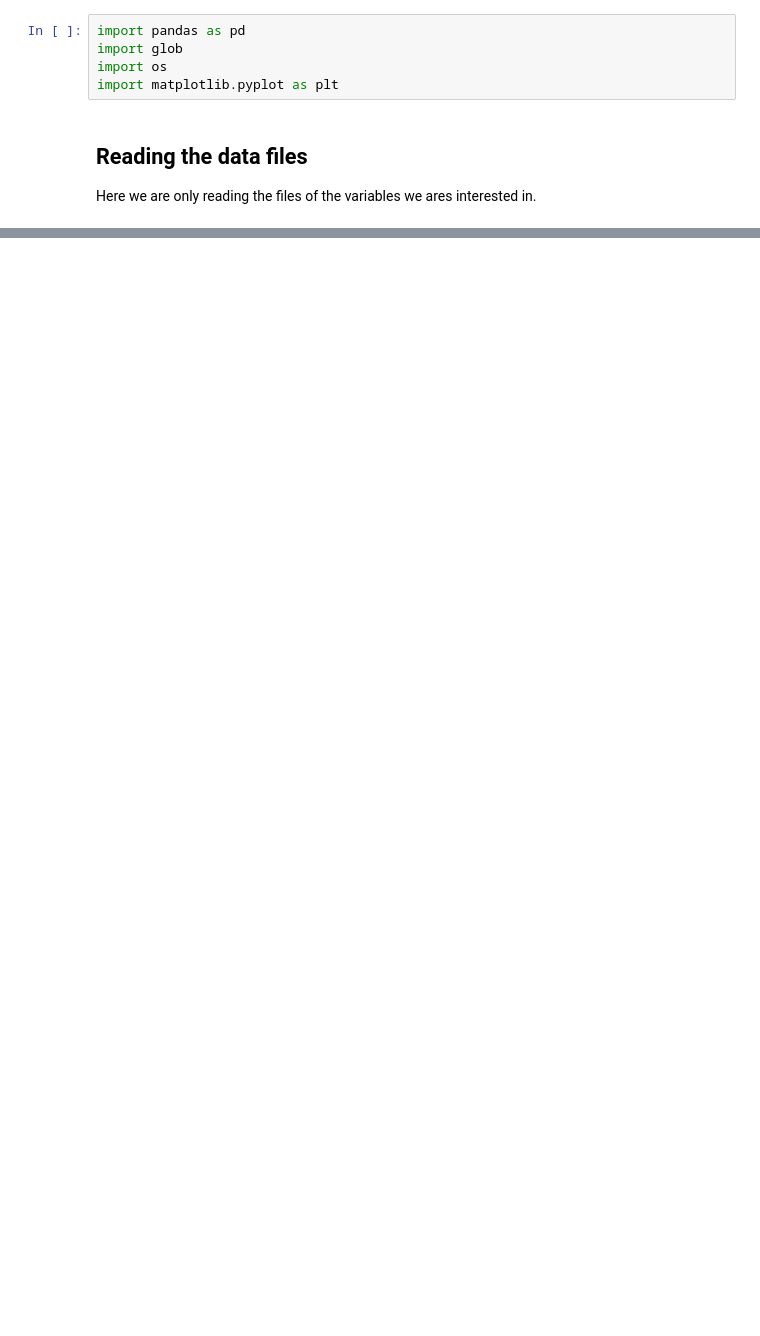
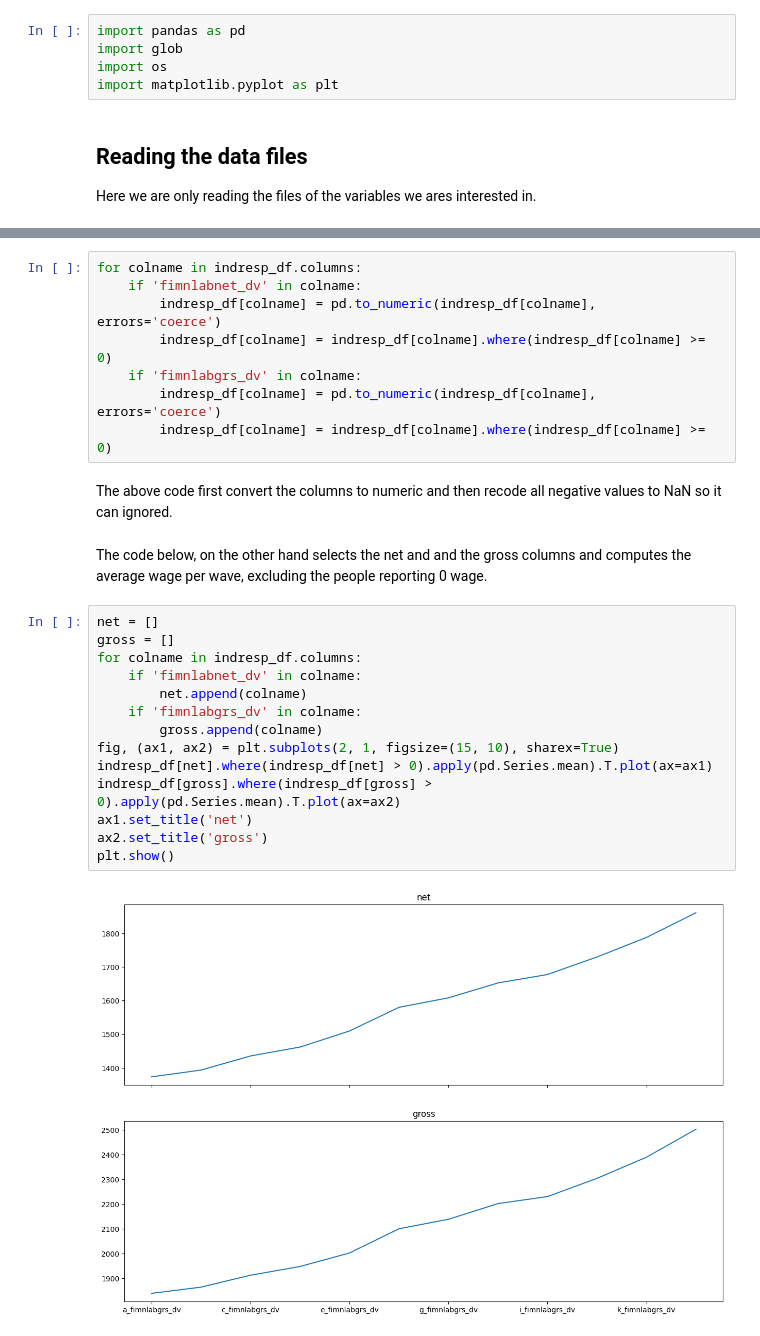
Before and after one commit to centre-for-care/costofcare, a Jupyter notebook: data_exploration.ipynb, the cells around one changed output, grey strips where cells are left out. Saved outputs shown, nothing was run; the diff lists cells and outputs as text; blank space fills up the shorter version.

```diff
--- a/data_exploration.ipynb
+++ b/data_exploration.ipynb
@@ -61,0 +57,28 @@ len(aid_names[0])
+# %%
+for colname in indresp_df.columns:
+    if 'fimnlabnet_dv' in colname:
+        indresp_df[colname] = pd.to_numeric(indresp_df[colname], errors='coerce')
+        indresp_df[colname] = indresp_df[colname].where(indresp_df[colname] >= 0)
+    if 'fimnlabgrs_dv' in colname:
+        indresp_df[colname] = pd.to_numeric(indresp_df[colname], errors='coerce')
+        indresp_df[colname] = indresp_df[colname].where(indresp_df[colname] >= 0)
+# %% [markdown]
+The above code first convert the columns to numeric and then recode all negative values to NaN so it can ignored.
+# %% [markdown]
+The code below, on the other hand selects the net and and the gross columns and computes the average wage per wave, excluding the people reporting 0 wage.
+# %%
+net = []
+gross = []
+for colname in indresp_df.columns:
+    if 'fimnlabnet_dv' in colname:
+        net.append(colname)
+    if 'fimnlabgrs_dv' in colname:
+        gross.append(colname)
+fig, (ax1, ax2) = plt.subplots(2, 1, figsize=(15, 10), sharex=True)
+indresp_df[net].where(indresp_df[net] > 0).apply(pd.Series.mean).T.plot(ax=ax1)
+indresp_df[gross].where(indresp_df[gross] > 0).apply(pd.Series.mean).T.plot(ax=ax2)
+ax1.set_title('net')
+ax2.set_title('gross')
+plt.show()
+# %% [output]
+[figure, added]
```
Also changed, not shown: parts of 17 cells of this notebook.
